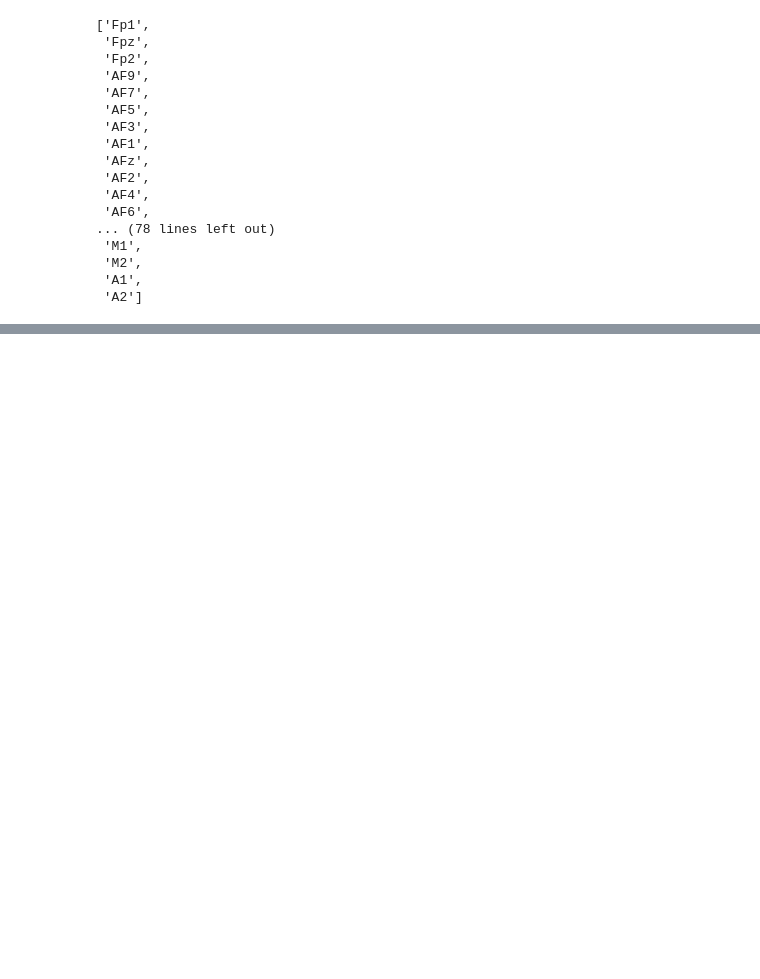
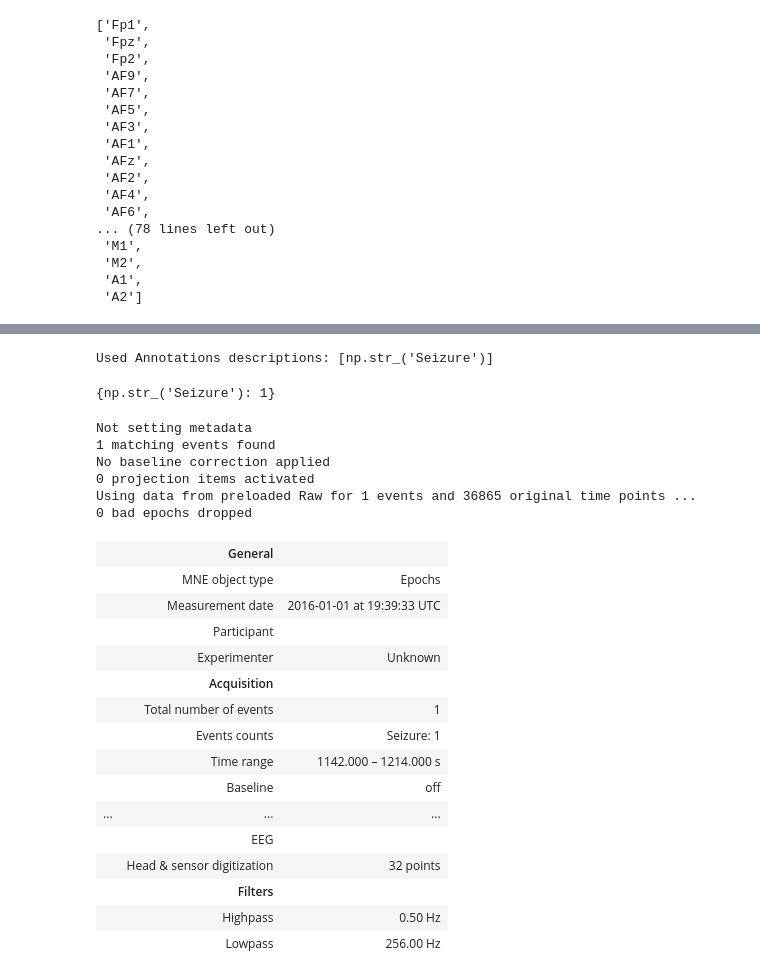
Before and after one commit to derak-isaack/Epilepsy_prediction, a Jupyter notebook: main.ipynb, the cells around one changed output, grey strips where cells are left out. Saved outputs shown, nothing was run; the diff lists cells and outputs as text; code cells hidden in the pictures; blank space fills up the shorter version.

Commit message:
created epochs to split data into chunks

```diff
--- a/main.ipynb
+++ b/main.ipynb
@@ -171,0 +212,39 @@ montage.ch_names
+# %%
+events_from_annot, event_dict = mne.events_from_annotations(raw)
+# %% [output]
+Used Annotations descriptions: [np.str_('Seizure')]
+# %%
+event_dict
+# %% [output]
+{np.str_('Seizure'): 1}
+# %%
+#Epoch the signals into manageable chunks.
+tmin = 1142
+tmax = 1214
+epochs = mne.Epochs(raw, events_from_annot,tmin=tmin, tmax=tmax, event_id = event_dict, preload=True, baseline=None )
+# %% [output]
+Not setting metadata
+1 matching events found
+No baseline correction applied
+0 projection items activated
+Using data from preloaded Raw for 1 events and 36865 original time points ...
+0 bad epochs dropped
+# %%
+epochs
+# %% [output]
+|  | General |  |
+|  | MNE object type | Epochs |
+|  | Measurement date | 2016-01-01 at 19:39:33 UTC |
+|  | Participant |  |
+|  | Experimenter | Unknown |
+|  | Acquisition |  |
+|  | Total number of events | 1 |
+|  | Events counts | Seizure: 1 |
+|  | Time range | 1142.000 – 1214.000 s |
+|  | Baseline | off |
+| ... | ... | ... |
+|  | EEG |  |
+|  | Head & sensor digitization | 32 points |
+|  | Filters |  |
+|  | Highpass | 0.50 Hz |
+|  | Lowpass | 256.00 Hz |
```
Also changed, not shown: parts of 5 cells of this notebook.
